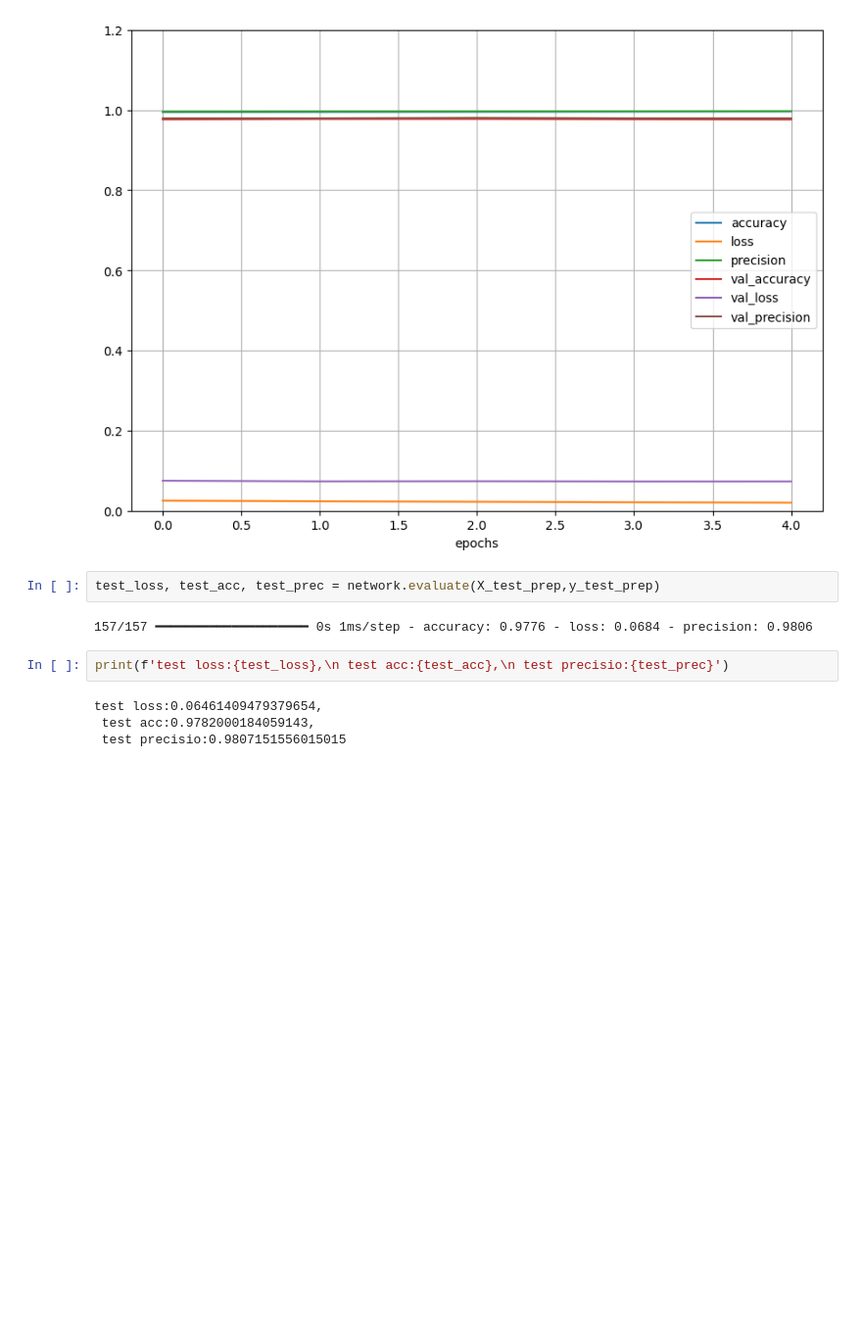
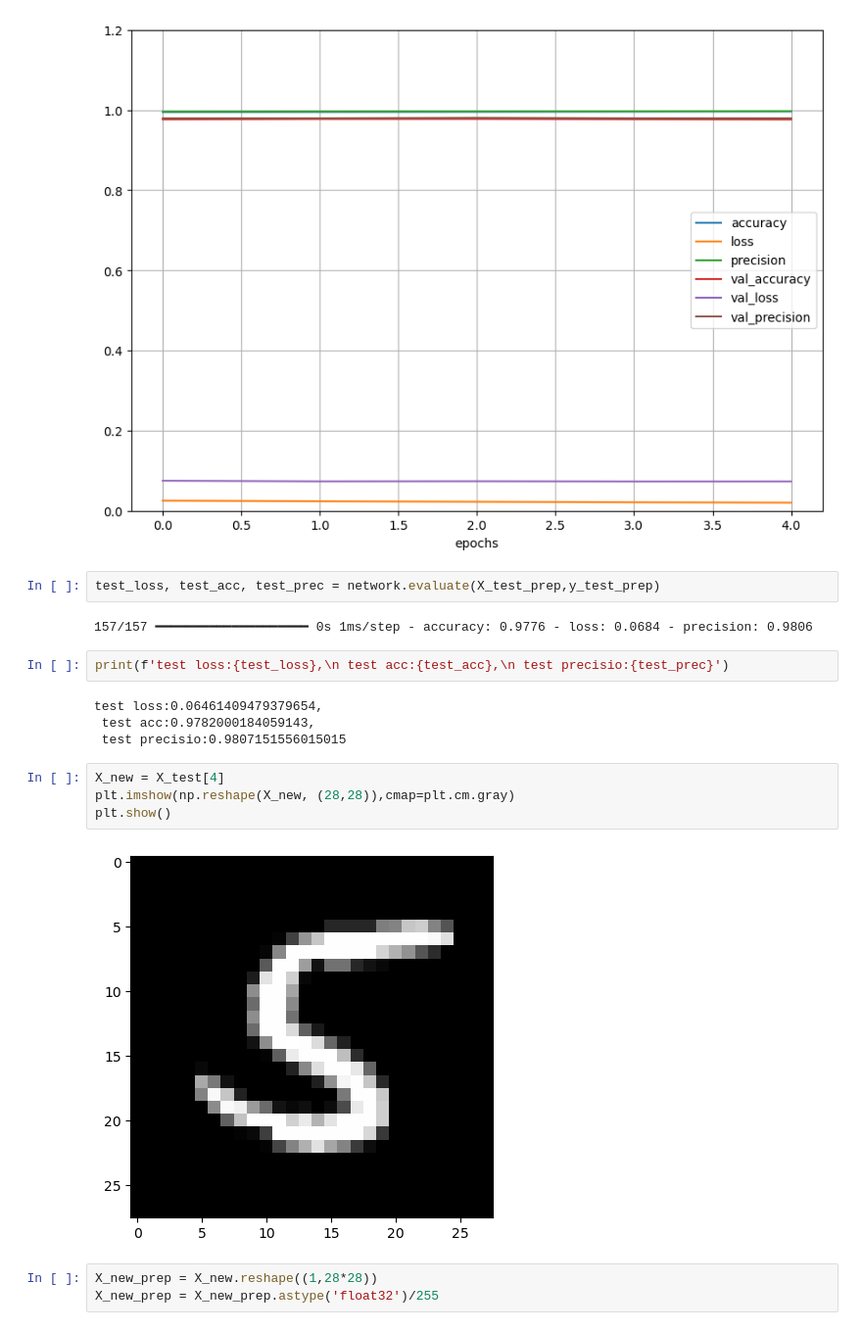
Before and after one commit to Carvas91/ANN_practice, a Jupyter notebook: ANN_pratice.ipynb, the cells around one changed output. Shown at 98% size. Cells and saved outputs as stored; diff of their text form; blank space fills up the shorter version.

```diff
--- a/ANN_pratice.ipynb
+++ b/ANN_pratice.ipynb
@@ -210,3 +210,12 @@ print(f'test loss:{test_loss},\n test acc:{test_acc},\n test precisio:{test_prec
 test loss:0.06461409479379654,
  test acc:0.9782000184059143,
  test precisio:0.9807151556015015
+# %%
+X_new = X_test[4]
+plt.imshow(np.reshape(X_new, (28,28)),cmap=plt.cm.gray)
+plt.show()
+# %% [output]
+[figure, added]
+# %%
+X_new_prep = X_new.reshape((1,28*28))
+X_new_prep = X_new_prep.astype('float32')/255
```
Also changed, not shown: parts of 5 cells of this notebook, 1 other file.
